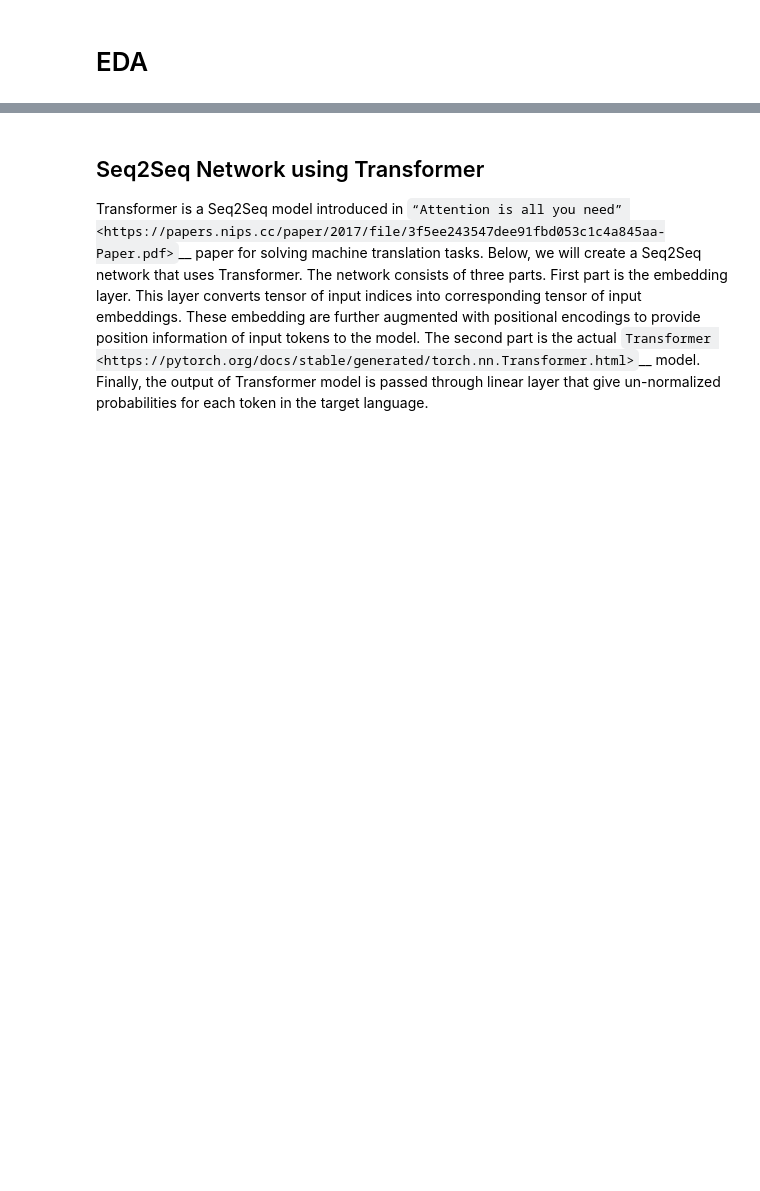
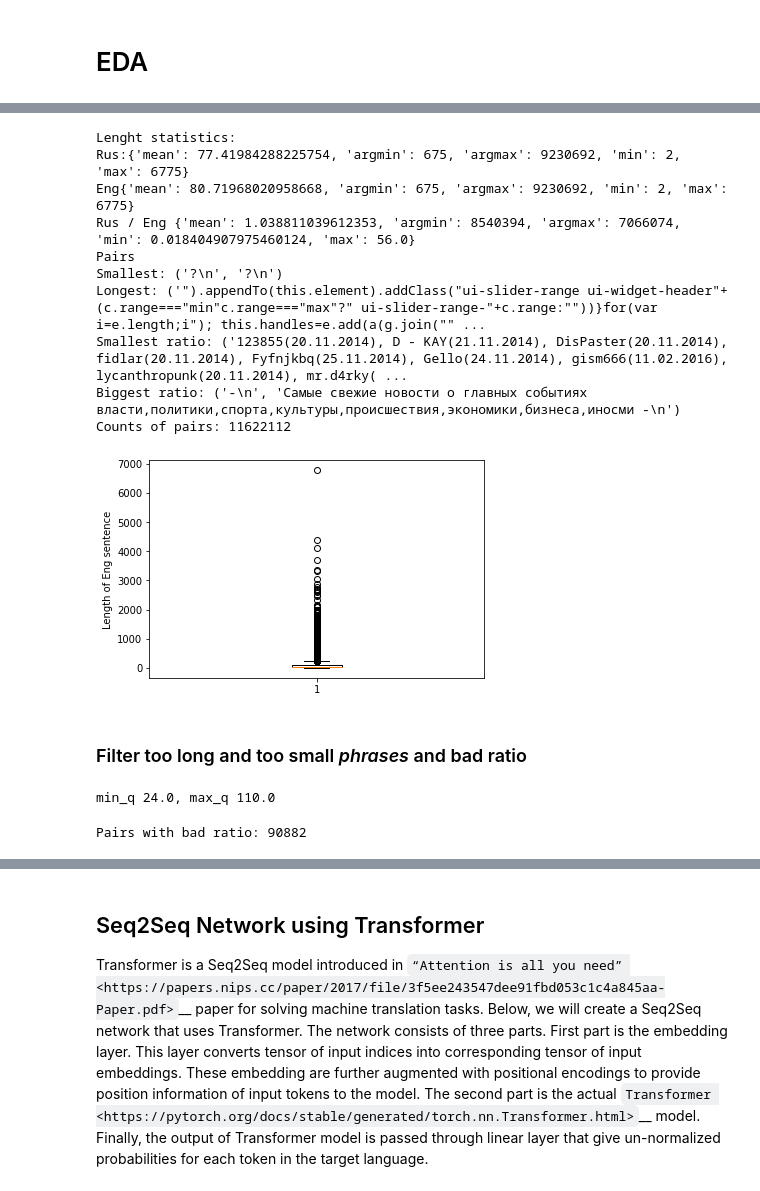
Before and after one commit to kprokofi/cv_text_classification, a Jupyter notebook: translation_transformer.ipynb, the cells around one changed output, grey strips where cells are left out. Saved outputs shown, nothing was run; the diff lists cells and outputs as text; code cells hidden in the pictures; blank space fills up the shorter version.

```diff
--- a/translation_transformer.ipynb
+++ b/translation_transformer.ipynb
@@ -97,0 +177,6 @@ that yields a pair of source-target raw sentences.
+# %%
+stop_chrt = ['http', 'url', 'www', 'html']
+junk_elems = [(idx, sent) for lines in [lines_eng, lines_rus]
+              for idx, sent in enumerate(lines)
+              if any(sw in sent for sw in stop_chrt)]
+junk_elems[:20], len(junk_elems)
@@ -97,0 +201,21 @@ that yields a pair of source-target raw sentences.
+# %%
+filtered_lines = {}
+junk_idxs = set([x[0] for x in junk_elems])
+for data, key in [(lines_rus, 'rus'), (lines_eng, 'eng')]:
+    filtered_lines[key] = [sent for idx, sent in enumerate(data) if idx not in junk_idxs]
+# %%
+stats_hard_filtered = get_statistics(filtered_lines['rus'], filtered_lines['eng'])
+print(stats_hard_filtered[0])
+plot_counts_boxplot(stats_hard_filtered)
+# %% [output]
+Lenght statistics:
+Rus:{'mean': 77.41984288225754, 'argmin': 675, 'argmax': 9230692, 'min': 2, 'max': 6775}
+Eng{'mean': 80.71968020958668, 'argmin': 675, 'argmax': 9230692, 'min': 2, 'max': 6775}
+Rus / Eng {'mean': 1.038811039612353, 'argmin': 8540394, 'argmax': 7066074, 'min': 0.018404907975460124, 'max': 56.0}
+Pairs
+Smallest: ('?\n', '?\n')
+Longest: ('").appendTo(this.element).addClass("ui-slider-range ui-widget-header"+(c.range==="min"c.range==="max"?" ui-slider-range-"+c.range:""))}for(var i=e.length;i"); this.handles=e.add(a(g.join("" ...
+Smallest ratio: ('123855(20.11.2014), D - KAY(21.11.2014), DisPaster(20.11.2014), fidlar(20.11.2014), Fyfnjkbq(25.11.2014), Gello(24.11.2014), gism666(11.02.2016), lycanthropunk(20.11.2014), mr.d4rky( ...
+Biggest ratio: ('-\n', 'Cамые свежие новости о главных событиях власти,политики,спорта,культуры,происшествия,экономики,бизнеса,иносми -\n')
+Counts of pairs: 11622112
+[figure, added]
@@ -97,0 +225,19 @@ that yields a pair of source-target raw sentences.
+# %% [markdown]
+### Filter too long and too small *phrases* and bad ratio
+# %%
+l = stats_hard_filtered[1]['len']
+min_q = np.quantile(l['eng'], 0.25)
+max_q = np.quantile(l['eng'], 0.75)
+print(f'min_q {min_q}, max_q {max_q}')
+# %% [output]
+min_q 24.0, max_q 110.0
+# %%
+min_ratio = 1 / 10
+max_ratio = 3
+ratious = stats_hard_filtered[1]['ratious']
+
+bad_ratio_idxs = np.where((ratious < min_ratio) |
+                           (ratious > max_ratio))[0]
+print(f'Pairs with bad ratio: {len(bad_ratio_idxs)}')
+# %% [output]
+Pairs with bad ratio: 90882
```
Also changed, not shown: parts of 43 cells of this notebook.
